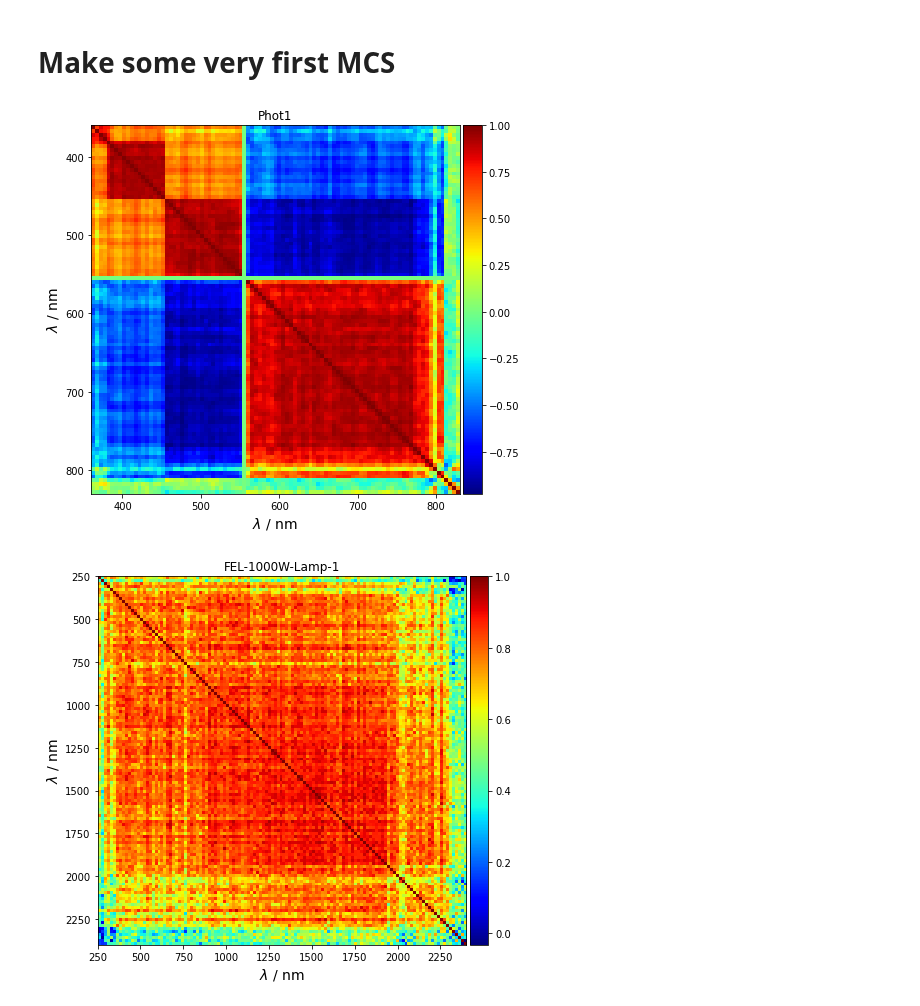
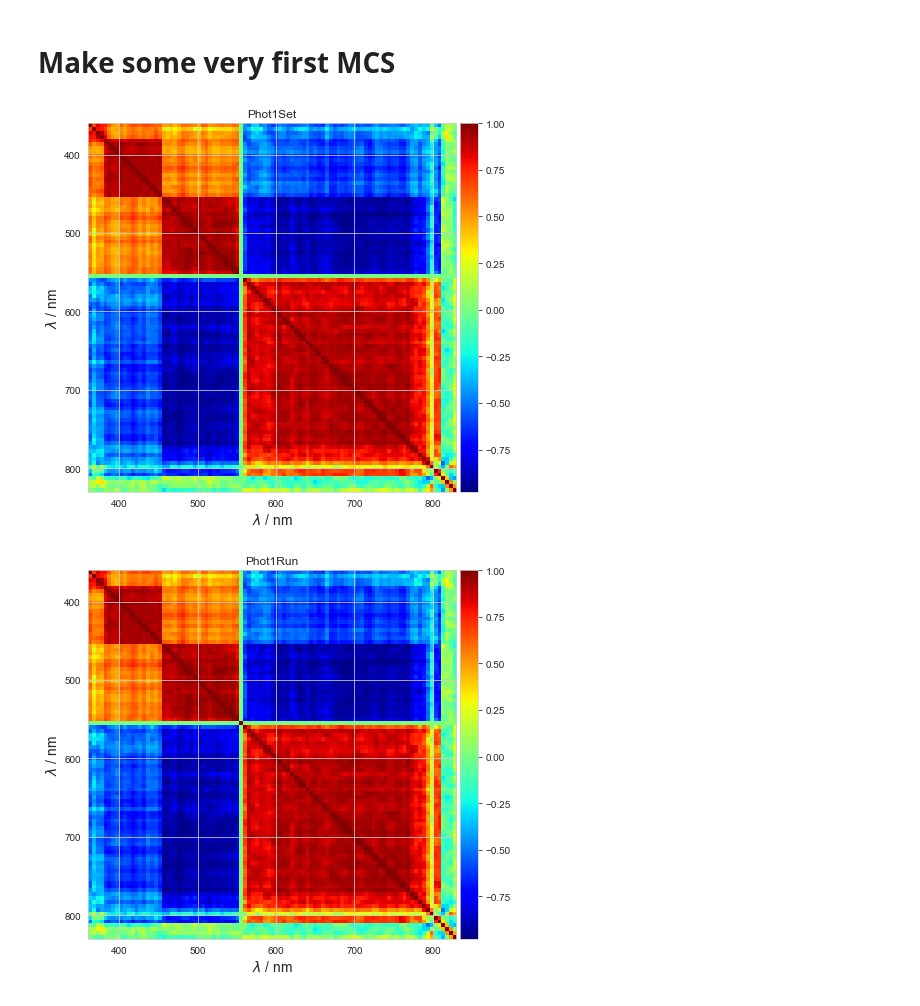
Before and after one commit to empir19nrm02/empir19nrm02, a Jupyter notebook: empir19nrm02/Jupyter/MCSim_PTBTest.ipynb, the cells around one changed output. Drawn from its saved outputs; the diff is of its cells as text; code cells hidden in the pictures.

```diff
--- a/empir19nrm02/Jupyter/MCSim_PTBTest.ipynb
+++ b/empir19nrm02/Jupyter/MCSim_PTBTest.ipynb
@@ -34,7 +34,7 @@ CWD: E:\TTBV\Python\empir19nrm02\empir19nrm02\Jupyter
 # %%
 def get_data_dir( name):
     # handle the naming conventions of the data
-    basic_path_in = 'G:/MCData'
+    basic_path_in = 'G:/Data/MC'
     if 'Rad' in name:
         directory = basic_path_in + '/PTB/Radiometers/' + name + '/' + name + ' MC-results'
         out_dir_res = out_dir + '/Radiometer/' + name
@@ -196,37 +199,54 @@ Shape of the corr matrix (generated from the cov matrix): (95, 95)
 # %%
 # take the Photometer1
 rad = 'Phot1'
 FEL = 'FEL-1000W-Lamp-1'
-NumberTrials = 100000
+NumberTrials = 1000
 
 # get the source and dst information
 directory, out_dir_res = get_data_dir(rad)
 directoryFEL, out_dir_resFEL = get_data_dir(FEL)
 # create a photometer (attention load_from_excel will not work at the moment due to problems with the cov matrix inversion)
 # this defines the wl-Scale for the simulation
 wl, mcVectorVarPhot = load_from_csv(out_dir_res + '/' + 'PTBRes' + rad + '_de')
-plotCorrelation(mcVectorVarPhot.setData.corr_matrix, wl, rad)
+wl, mcVectorVarPhot = load_from_excel(out_dir_res + '/' + 'PTBRes' + rad)
+mcVectorVarPhot.generate_numbers(trials=NumberTrials)
+plotCorrelation(mcVectorVarPhot.setData.corr_matrix, wl, rad + 'Set')
+plotCorrelation(mcVectorVarPhot.runData.corr_matrix, wl, rad + 'Run')
 
-wlFEL, mcVectorVarFEL = load_from_csv(out_dir_resFEL + '/' + 'PTBRes' + FEL + '_de')
+wlFEL, mcVectorVarFEL = load_from_csv(out_dir_resFEL + '/' + 'PTBRes' + FEL)
 
-plotCorrelation(mcVectorVarFEL.setData.corr_matrix, wlFEL, FEL)
+#wlFEL, mcVectorVarFEL = load_from_excel(out_dir_resFEL + '/' + 'PTBRes' + FEL + '_res')
+#plotCorrelation(mcVectorVarFEL.setData.corr_matrix, wlFEL, ' FEL Disturbed')
+#mcVectorVarFEL.improve_covariance(mode='eigenvalues', ratio=0.001)
+#plotCorrelation(mcVectorVarFEL.setData.corr_matrix, wlFEL, ' FEL eigenvalues 0.001')
+#
+#wlFEL, mcVectorVarFEL = load_from_excel(out_dir_resFEL + '/' + 'PTBRes' + FEL + '_res')
+#mcVectorVarFEL.improve_covariance(mode='nearcorr')
+#plotCorrelation(mcVectorVarFEL.setData.corr_matrix, wlFEL, ' FEL nearcorr')
+#
+#mcVectorVarFEL.generate_numbers(trials=NumberTrials)
+#plotCorrelation(mcVectorVarFEL.setData.corr_matrix, wlFEL, FEL + 'Set')
+#plotCorrelation(mcVectorVarFEL.runData.corr_matrix, wlFEL, FEL + 'Run')
+
+wl2 = lx.getwlr([wlFEL[0], wlFEL[-1], 10])
 # put the data at the same WL-Scale
-mcVectorVarFEL.interpolate(wl, wlFEL)
-plotCorrelation(mcVectorVarFEL.setData.corr_matrix, wl, FEL)
+mcVectorVarFEL.interpolate(wl, wlFEL, trials=NumberTrials)
+plotCorrelation(mcVectorVarFEL.setData.corr_matrix, wl, FEL + 'Set-Interpolate')
+plotCorrelation(mcVectorVarFEL.runData.corr_matrix, wl, FEL + 'Run-Interpolate')
 
 v_std = np.ones_like(wl)*np.mean(mcVectorVarPhot.setData.v_std)
 # for comparison, generate a fourier noise with the same mean stddev (a specific number of base functions)
-mcVectorVarPhotF = MCVectorVar(elements=wl.shape[0], noise_list={ 'f_add': DistributionParam(mean=0, stddev=v_std[0], add_params=45)})
+mcVectorVarPhotF = MCVectorVar(elements=wl.shape[0], noise_list={ 'f_add': DistributionParam(mean=0, stddev=v_std[0], add_params=7)})
 
 # the ideal detector is the VL-Detector
 ideal_detector = _CMF['1931_2']['bar'][[0,2]].copy()
 # at the right wavelength scale
 ideal_detector = lx.cie_interp(ideal_detector, wl_new=wl, kind='S')
 mcVectorVarPhotF.set_vector_param(v_mean=ideal_detector[1])
 
 # for comparison, generate an ideal photometer without any noise
 mcVectorVarPhotIdeal = MCVectorVar(elements=wl.shape[0])
 mcVectorVarPhotIdeal.set_vector_param(v_mean=ideal_detector[1])
 # %% [output]
-[figure, old version]
+[figure, new version]
-[figure, old version]
+[figure, new version]
```
Also changed, not shown: parts of 11 cells of this notebook, 7 other files.
